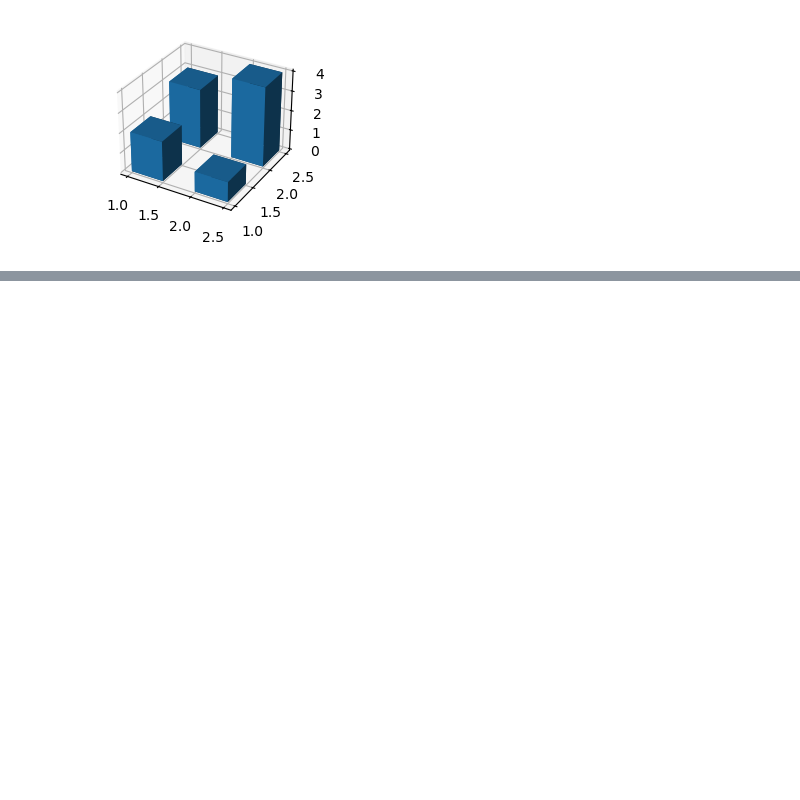
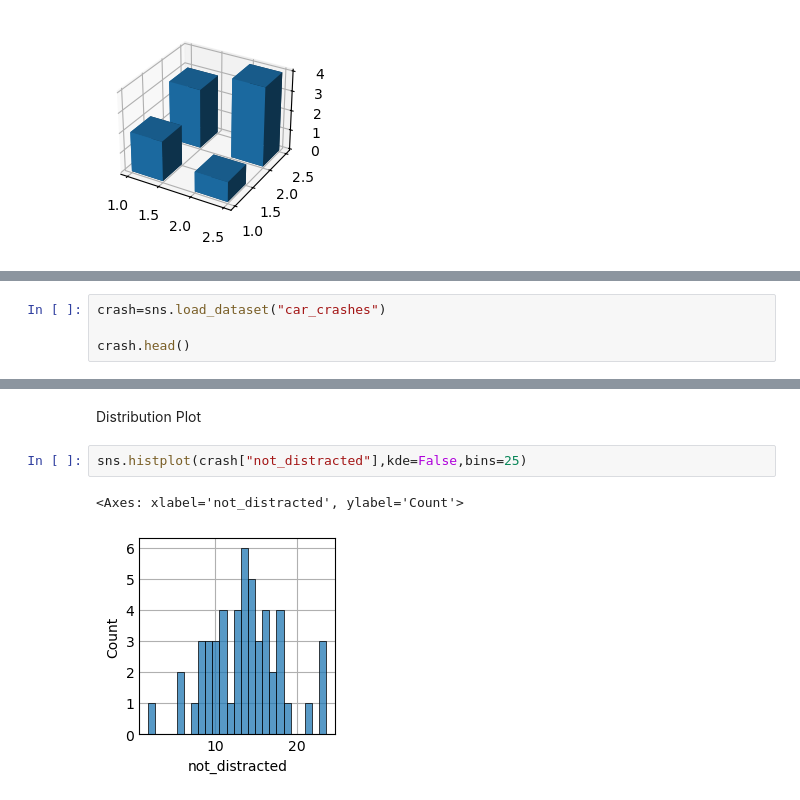
Before and after one commit to Darshan2082002/Python-Project-for-my-understanding, a Jupyter notebook: Python_code_practice/matplotlib.ipynb, the cells around one changed output, grey strips where cells are left out. Cells and saved outputs as stored; diff of their text form; blank space fills up the shorter version.

```diff
--- a/Python_code_practice/matplotlib.ipynb
+++ b/Python_code_practice/matplotlib.ipynb
@@ -193,0 +266,4 @@ ax.bar3d(x,y,z,dx,dy,dz)
+# %%
+crash=sns.load_dataset("car_crashes")
+
+crash.head()
@@ -193,0 +277,7 @@ ax.bar3d(x,y,z,dx,dy,dz)
+# %% [markdown]
+Distribution Plot
+# %%
+sns.histplot(crash["not_distracted"],kde=False,bins=25)
+# %% [output]
+<Axes: xlabel='not_distracted', ylabel='Count'>
+[figure, added]
```
Also changed, not shown: parts of 30 cells of this notebook.
